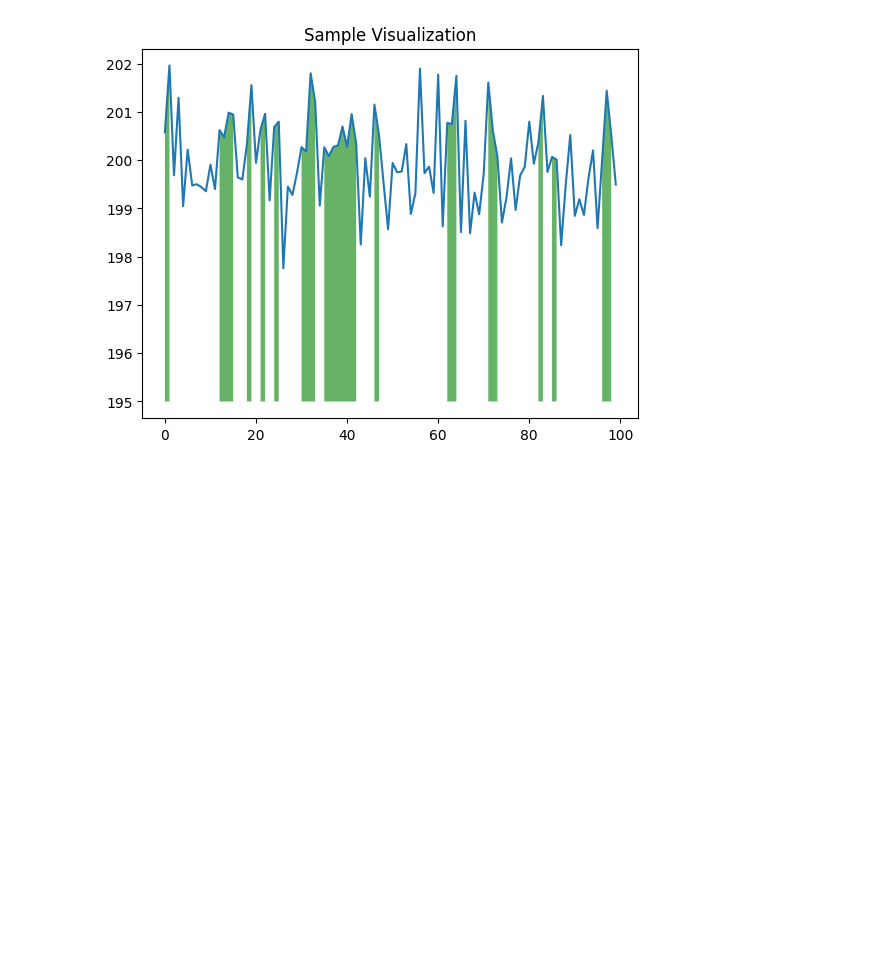
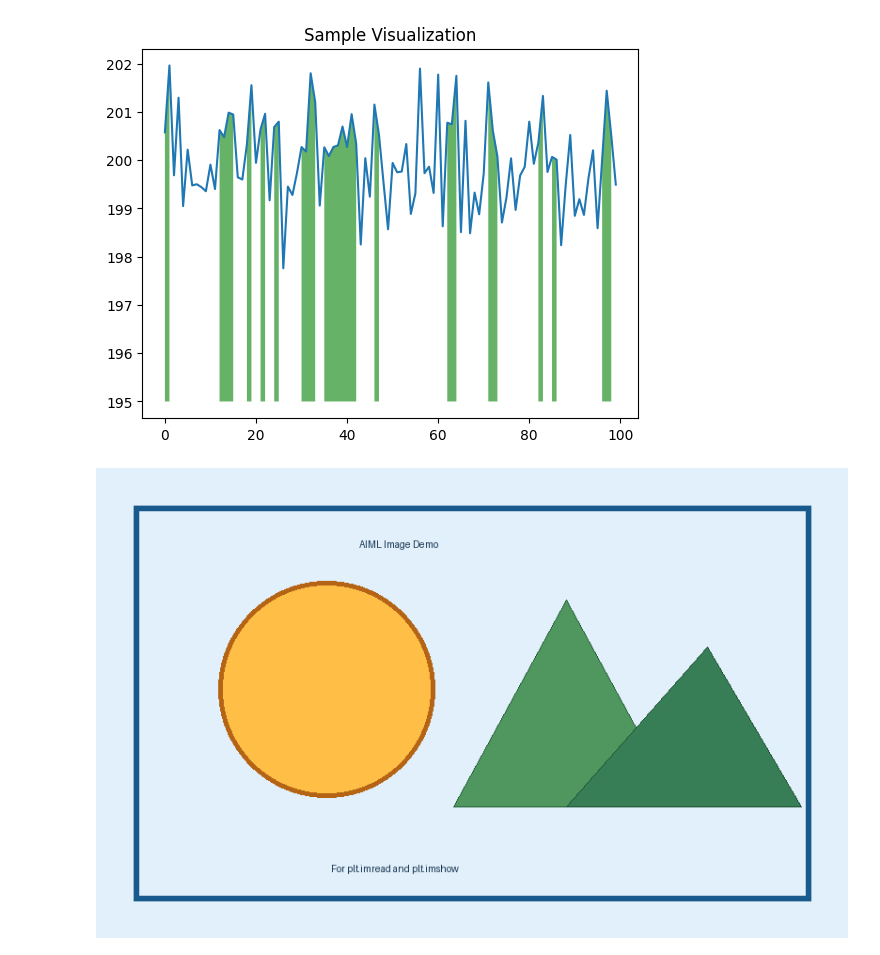
Before and after one commit to Abdul-Aleem-2007/aiml-training-submission, a Jupyter notebook: AIML Sep 2026_Basics of Python.ipynb, the cells around one changed output. Cells and saved outputs as stored; diff of their text form; code cells hidden in the pictures; blank space fills up the shorter version.

Commit message:
Add completed answers with image output

```diff
--- a/AIML Sep 2026_Basics of Python.ipynb
+++ b/AIML Sep 2026_Basics of Python.ipynb
@@ -534,0 +548,16 @@ plt.show()
+# %%
+# Answer 3(c): Read and display an image from Google Drive
+from google.colab import drive
+import matplotlib.pyplot as plt
+import matplotlib.image as mpimg
+
+drive.mount('/content/drive')
+image_path = '/content/drive/MyDrive/aiml_image_demo.png'
+image = mpimg.imread(image_path)
+plt.figure(figsize=(8, 6))
+plt.imshow(image)
+plt.axis('off')
+plt.title('Image loaded from Google Drive')
+plt.show()
+# %% [output]
+[figure, added]
```
Also changed, not shown: parts of 4 cells of this notebook.
